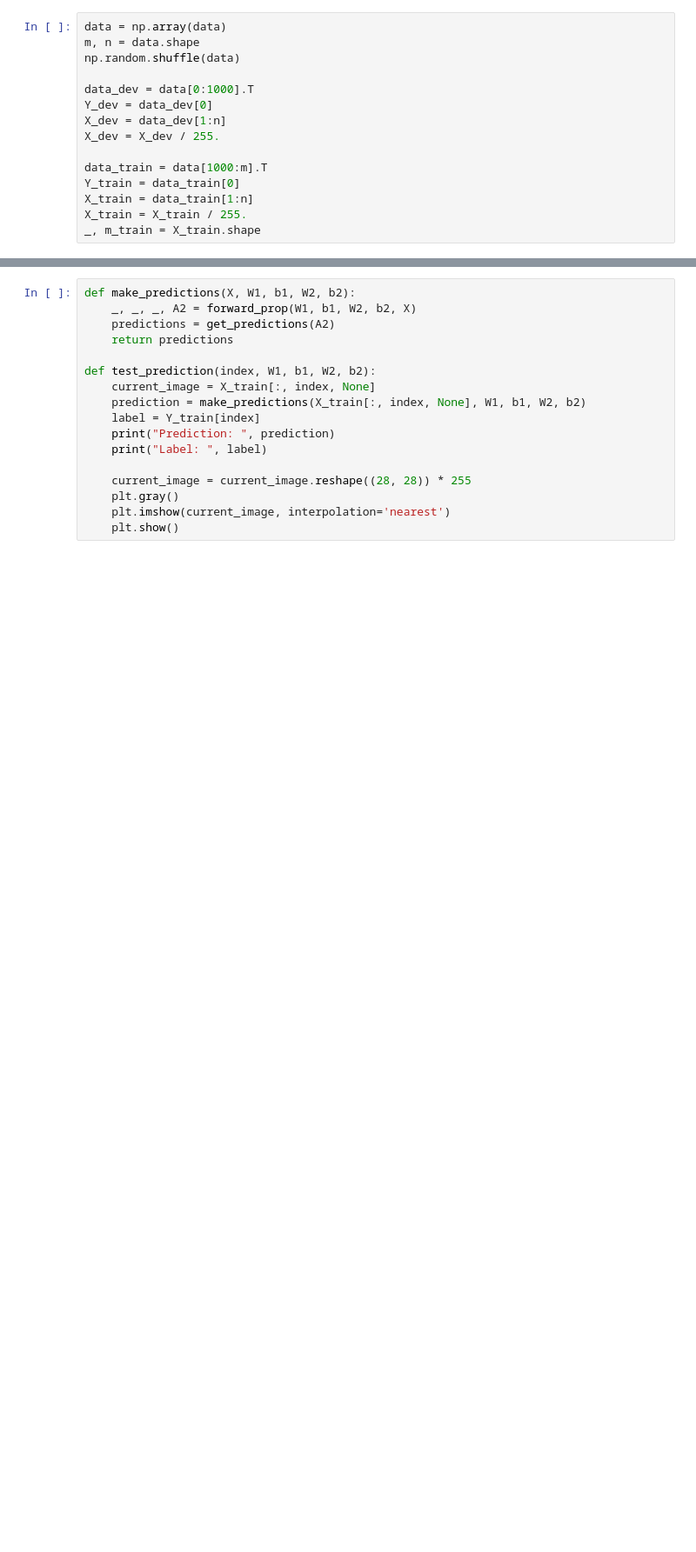
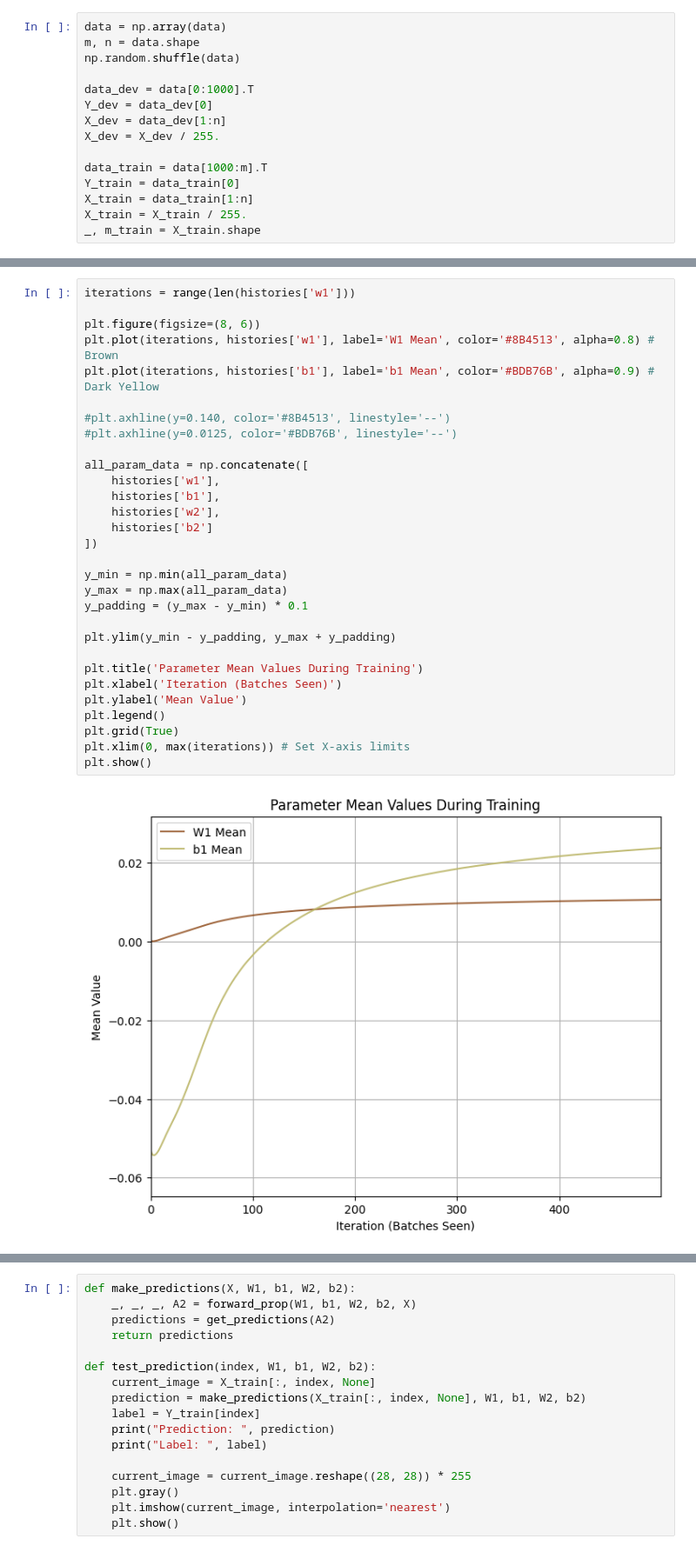
Before and after one commit to Kachow2323/mnist-datatset-neural-network-practice, a Jupyter notebook: mnist-datatset-neural-network-practice.ipynb, the cells around one changed output, grey strips where cells are left out. Shown at 87% size. Drawn from its saved outputs; the diff is of its cells as text; blank space fills up the shorter version.

```diff
--- a/mnist-datatset-neural-network-practice.ipynb
+++ b/mnist-datatset-neural-network-practice.ipynb
@@ -189,0 +226,32 @@ plt.show()
+# %%
+iterations = range(len(histories['w1']))
+
+plt.figure(figsize=(8, 6))
+plt.plot(iterations, histories['w1'], label='W1 Mean', color='#8B4513', alpha=0.8) # Brown
+plt.plot(iterations, histories['b1'], label='b1 Mean', color='#BDB76B', alpha=0.9) # Dark Yellow
+
+#plt.axhline(y=0.140, color='#8B4513', linestyle='--')
+#plt.axhline(y=0.0125, color='#BDB76B', linestyle='--')
+
+all_param_data = np.concatenate([
+    histories['w1'],
+    histories['b1'],
+    histories['w2'],
+    histories['b2']
+])
+
+y_min = np.min(all_param_data)
+y_max = np.max(all_param_data)
+y_padding = (y_max - y_min) * 0.1
+
+plt.ylim(y_min - y_padding, y_max + y_padding)
+
+plt.title('Parameter Mean Values During Training')
+plt.xlabel('Iteration (Batches Seen)')
+plt.ylabel('Mean Value')
+plt.legend()
+plt.grid(True)
+plt.xlim(0, max(iterations)) # Set X-axis limits
+plt.show()
+# %% [output]
+[figure, added]
```
Also changed, not shown: parts of 8 cells of this notebook.
